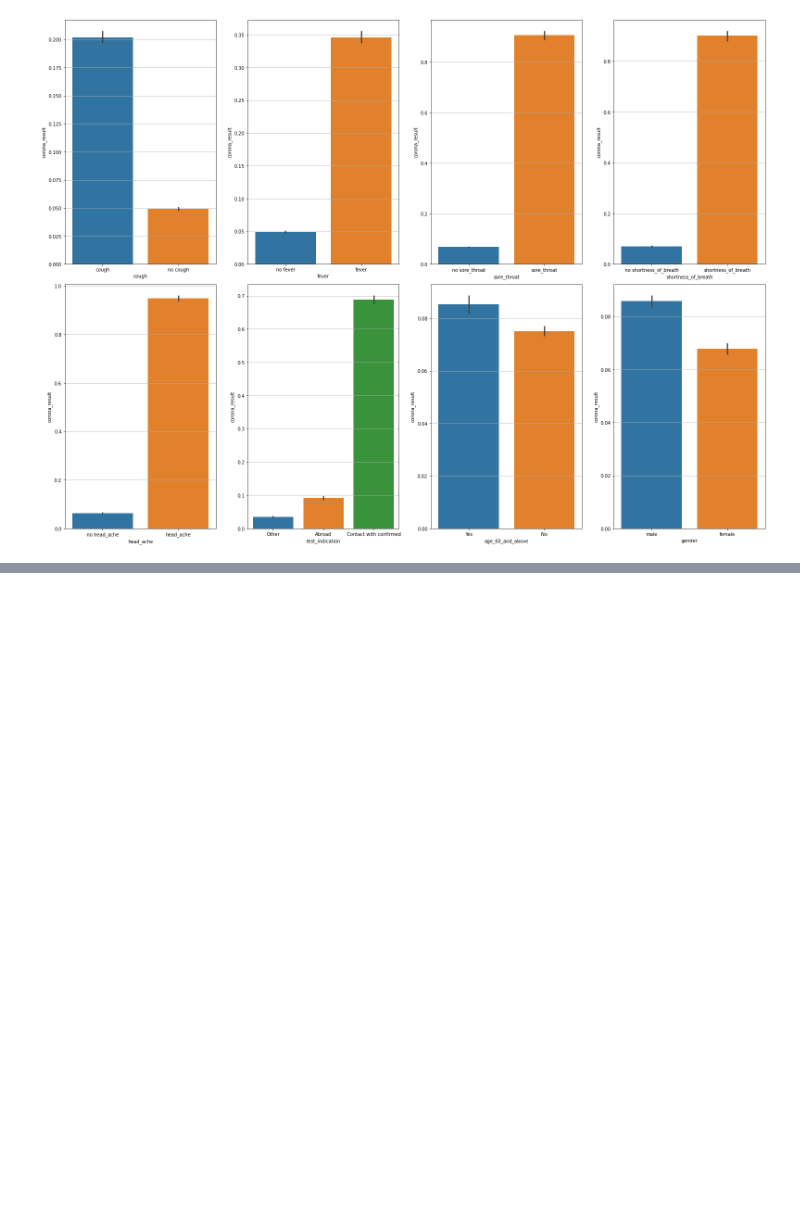
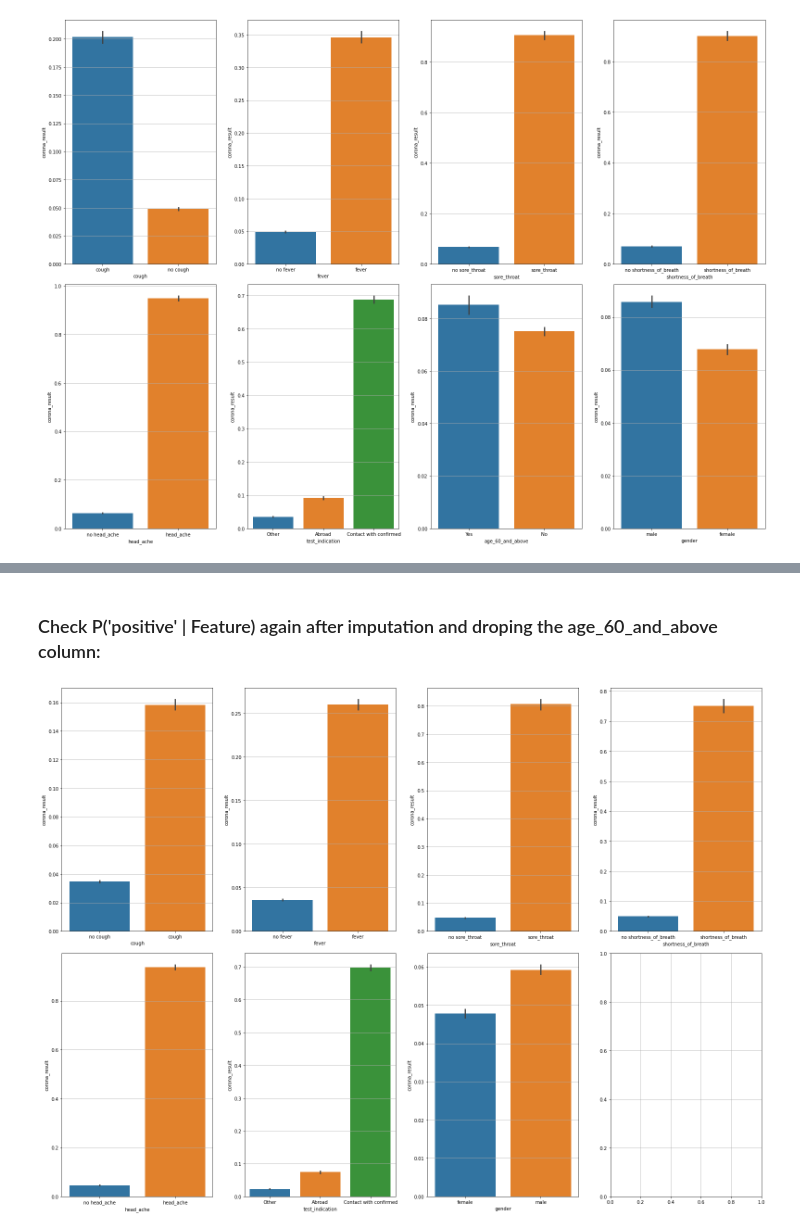
Before and after one commit to NirLalum/corona-diagnosis, a Jupyter notebook: covid_pred.ipynb, the cells around one changed output, grey strips where cells are left out. Drawn from its saved outputs; the diff is of its cells as text; code cells hidden in the pictures; blank space fills up the shorter version.

```diff
--- a/covid_pred.ipynb
+++ b/covid_pred.ipynb
@@ -175,0 +201,7 @@ hel.plot_dataset(data_plot, sns.barplot, 'barplot')
+# %% [markdown]
+### Check P('positive' | Feature) again after imputation and droping the age_60_and_above column:
+# %%
+hel.map_columns(data_imputed, 'corona_result', dict_costum = True, map_dict = corona_result_dict)
+hel.plot_dataset(data_imputed, sns.barplot, 'barplot')
+# %% [output]
+[figure, added]
```
Also changed, not shown: parts of 10 cells of this notebook, 2 other files.
